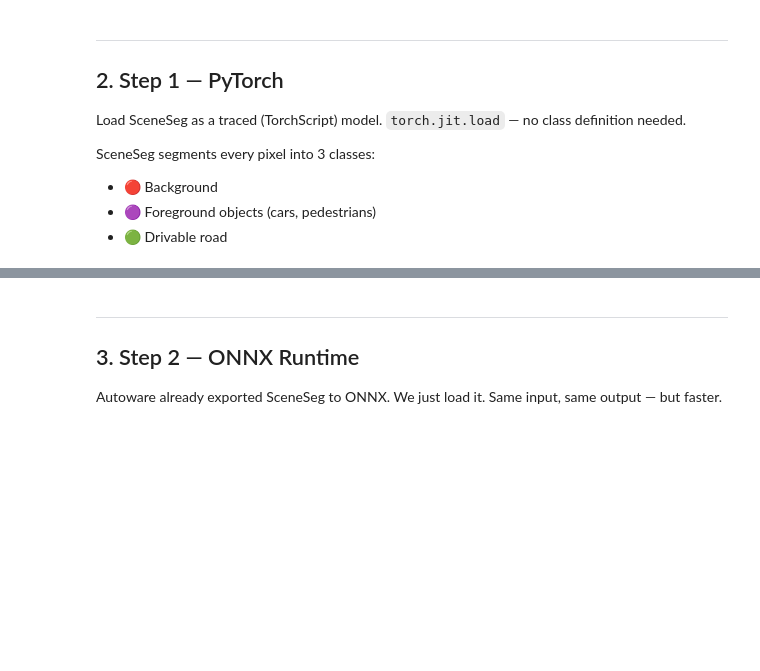
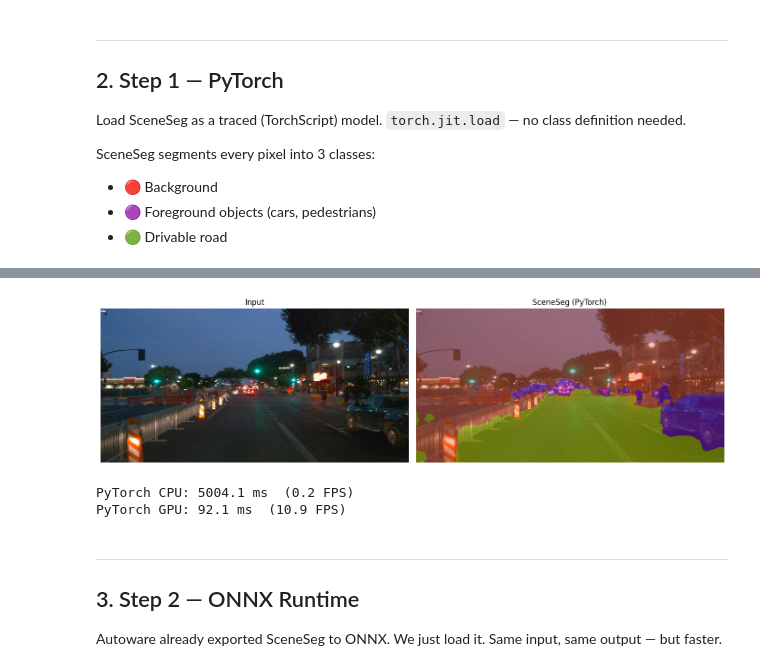
Before and after one commit to Jeremy26/neural_optimization_course, a Jupyter notebook: DLC_Deployment.ipynb, the cells around one changed output, grey strips where cells are left out. Drawn from its saved outputs; the diff is of its cells as text; code cells hidden in the pictures; blank space fills up the shorter version.

```diff
--- a/DLC_Deployment.ipynb
+++ b/DLC_Deployment.ipynb
@@ -106,46 +167,45 @@ plt.title('Input: Waymo driving frame'); plt.show()
 # %%
 # Run inference
 with torch.no_grad():
-    out = model(x)
+    out = model(x).to('cpu')
 
 if isinstance(out, (list, tuple)):
     out = out[0]   # SceneSeg returns (seg, ...) sometimes
 
 # SceneSeg colour palette
 COLORS = np.array([[255,93,61],[145,28,255],[220,255,0]], dtype=np.uint8)
 
 seg = out.cpu().numpy()
 class_map = np.argmax(seg[0], axis=0) if seg.shape[1] > 1 else (seg[0,0] > 0).astype(int)
 class_map = np.clip(class_map, 0, 2)
 
 overlay = cv2.addWeighted(
     cv2.resize(frame_bgr, (W, H)), 0.6,
     cv2.resize(COLORS[class_map], (W, H))[:, :, ::-1], 0.4, 0
 )
 
 fig, axes = plt.subplots(1, 2, figsize=(14, 4))
 axes[0].imshow(cv2.resize(frame_rgb, (W, H))); axes[0].set_title('Input'); axes[0].axis('off')
 axes[1].imshow(cv2.cvtColor(overlay, cv2.COLOR_BGR2RGB)); axes[1].set_title('SceneSeg (PyTorch)'); axes[1].axis('off')
 plt.tight_layout(); plt.show()
+# %% [output]
+[figure, added]
 # %%
-def benchmark(fn, name, n_warmup=5, n_runs=50, cuda=False):
-    with torch.no_grad():
-        for _ in range(n_warmup): fn()
-    if cuda: torch.cuda.synchronize()
-    times = []
-    with torch.no_grad():
-        for _ in range(n_runs):
-            t0 = time.perf_counter()
-            fn()
-            if cuda: torch.cuda.synchronize()
-            times.append((time.perf_counter() - t0) * 1000)
-    t = np.array(times)
-    print(f"{name:.<55} {t.mean():6.1f} ms ± {t.std():.1f}  ({1000/t.mean():.0f} FPS)")
-    return t
+def benchmark(fn, label, n=30):
+    fn()  # warmup
+    t0 = time.perf_counter()
+    for _ in range(n): fn()
+    ms = (time.perf_counter() - t0) / n * 1000
+    print(f"{label}: {ms:.1f} ms  ({1000/ms:.1f} FPS)")
 
-# Test 1 — PyTorch CPU  (1 run — CPU is just a reference)
+x_gpu = x.cuda()
+
 with torch.no_grad():
-    model(x)  # warmup
-    t0 = time.perf_counter(); model(x)
-pytorch_cpu = np.array([(time.perf_counter() - t0) * 1000])
-print(f"Test 1 · PyTorch CPU{'.'*34} {pytorch_cpu[0]:.1f} ms  ({1000/pytorch_cpu[0]:.0f} FPS)")
+    model.cpu()
+    benchmark(lambda: model(x), "PyTorch CPU", n=1)
+
+    model.cuda()
+    benchmark(lambda: model(x_gpu), "PyTorch GPU")
+# %% [output]
+PyTorch CPU: 5004.1 ms  (0.2 FPS)
+PyTorch GPU: 92.1 ms  (10.9 FPS)
```
Also changed, not shown: parts of 25 cells of this notebook.
